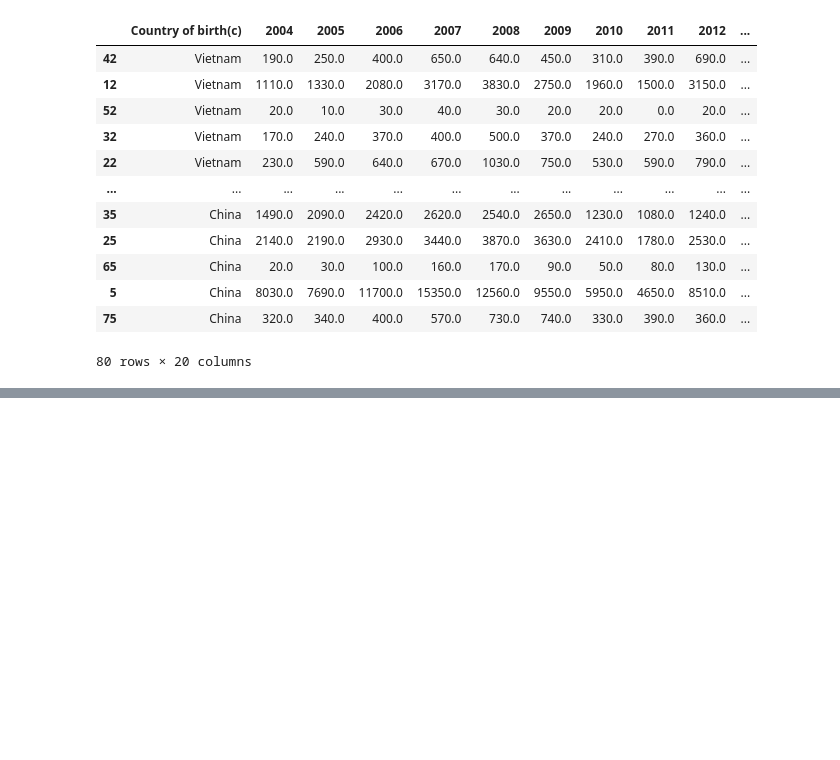
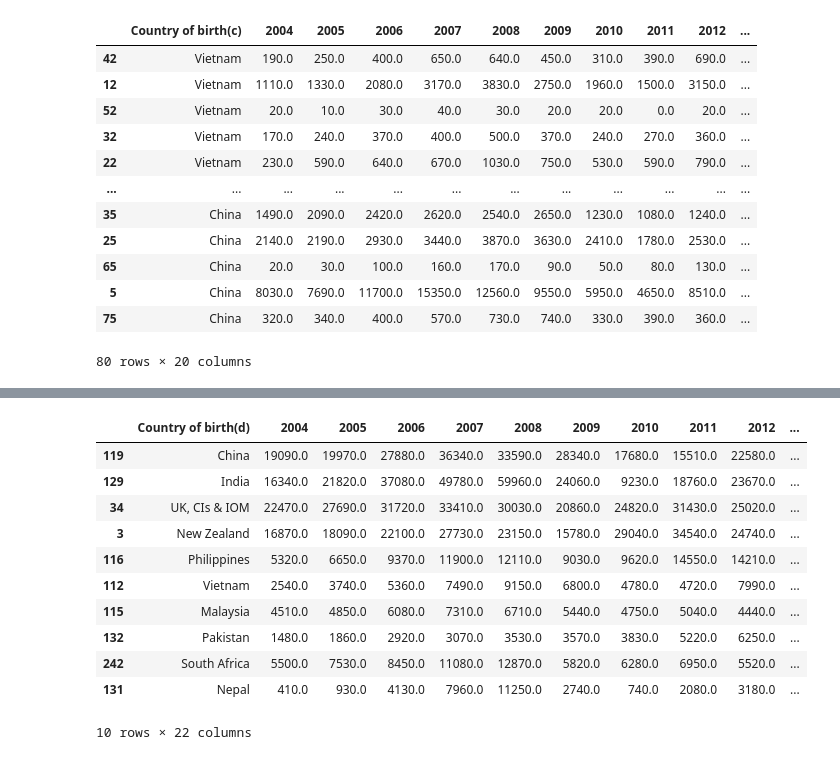
Before and after one commit to checkiejan/Data-Processing, a Jupyter notebook: Sankey.ipynb, the cells around one changed output, grey strips where cells are left out. Cells and saved outputs as stored; diff of their text form; code cells hidden in the pictures; blank space fills up the shorter version.

```diff
--- a/Sankey.ipynb
+++ b/Sankey.ipynb
@@ -226,0 +298,4 @@ t3.to_csv("sankey.csv",index = False)
+# %%
+sorted2 = s1.sort_values(by=["Sum2"],ascending = False).head(10)
+lst2 = list(sorted2["Country of birth(d)"])
+lst2
@@ -226,0 +328,15 @@ t3.to_csv("sankey.csv",index = False)
+# %%
+sorted2
+# %% [output]
+|  | Country of birth(d) | 2004 | 2005 | 2006 | 2007 | 2008 | 2009 | 2010 | 2011 | 2012 | ... |
+| 119 | China | 19090.0 | 19970.0 | 27880.0 | 36340.0 | 33590.0 | 28340.0 | 17680.0 | 15510.0 | 22580.0 | ... |
+| 129 | India | 16340.0 | 21820.0 | 37080.0 | 49780.0 | 59960.0 | 24060.0 | 9230.0 | 18760.0 | 23670.0 | ... |
+| 34 | UK, CIs & IOM | 22470.0 | 27690.0 | 31720.0 | 33410.0 | 30030.0 | 20860.0 | 24820.0 | 31430.0 | 25020.0 | ... |
+| 3 | New Zealand | 16870.0 | 18090.0 | 22100.0 | 27730.0 | 23150.0 | 15780.0 | 29040.0 | 34540.0 | 24740.0 | ... |
+| 116 | Philippines | 5320.0 | 6650.0 | 9370.0 | 11900.0 | 12110.0 | 9030.0 | 9620.0 | 14550.0 | 14210.0 | ... |
+| 112 | Vietnam | 2540.0 | 3740.0 | 5360.0 | 7490.0 | 9150.0 | 6800.0 | 4780.0 | 4720.0 | 7990.0 | ... |
+| 115 | Malaysia | 4510.0 | 4850.0 | 6080.0 | 7310.0 | 6710.0 | 5440.0 | 4750.0 | 5040.0 | 4440.0 | ... |
+| 132 | Pakistan | 1480.0 | 1860.0 | 2920.0 | 3070.0 | 3530.0 | 3570.0 | 3830.0 | 5220.0 | 6250.0 | ... |
+| 242 | South Africa | 5500.0 | 7530.0 | 8450.0 | 11080.0 | 12870.0 | 5820.0 | 6280.0 | 6950.0 | 5520.0 | ... |
+| 131 | Nepal | 410.0 | 930.0 | 4130.0 | 7960.0 | 11250.0 | 2740.0 | 740.0 | 2080.0 | 3180.0 | ... |
+10 rows × 22 columns
```
Also changed, not shown: parts of 23 cells of this notebook, 16 other files.
